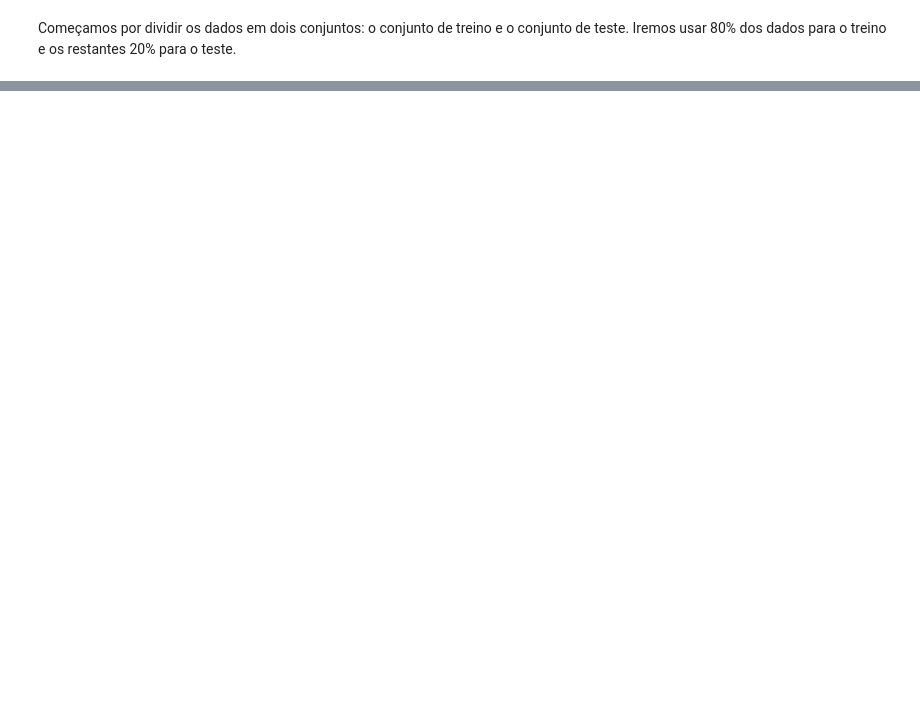
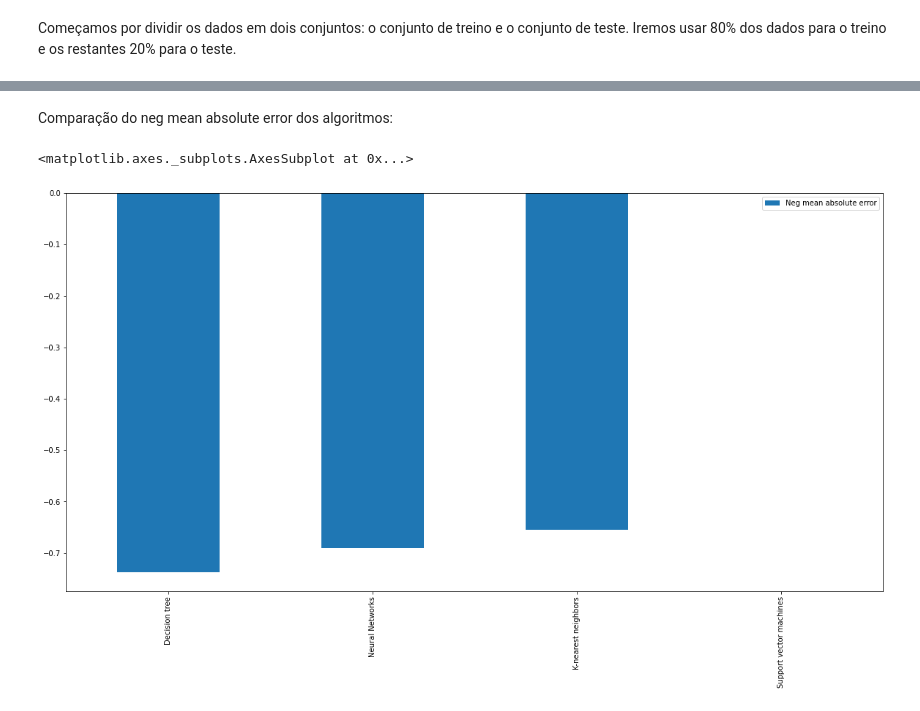
Before and after one commit to jppm99/IART, a Jupyter notebook: T2/src/Trabalho 2.ipynb, the cells around one changed output, grey strips where cells are left out. Saved outputs shown, nothing was run; the diff lists cells and outputs as text; code cells hidden in the pictures; blank space fills up the shorter version.

```diff
--- a/T2/src/Trabalho 2.ipynb
+++ b/T2/src/Trabalho 2.ipynb
@@ -913,0 +1134,7 @@ Pipeline(memory=None,
+# %% [markdown]
+Comparação do neg mean absolute error dos algoritmos:
+# %%
+metrics.plot.bar(y='Neg mean absolute error', figsize=(20,10))
+# %% [output]
+<matplotlib.axes._subplots.AxesSubplot at 0x...>
+[figure, added]
```
Also changed, not shown: parts of 60 cells of this notebook, 1 other file.
